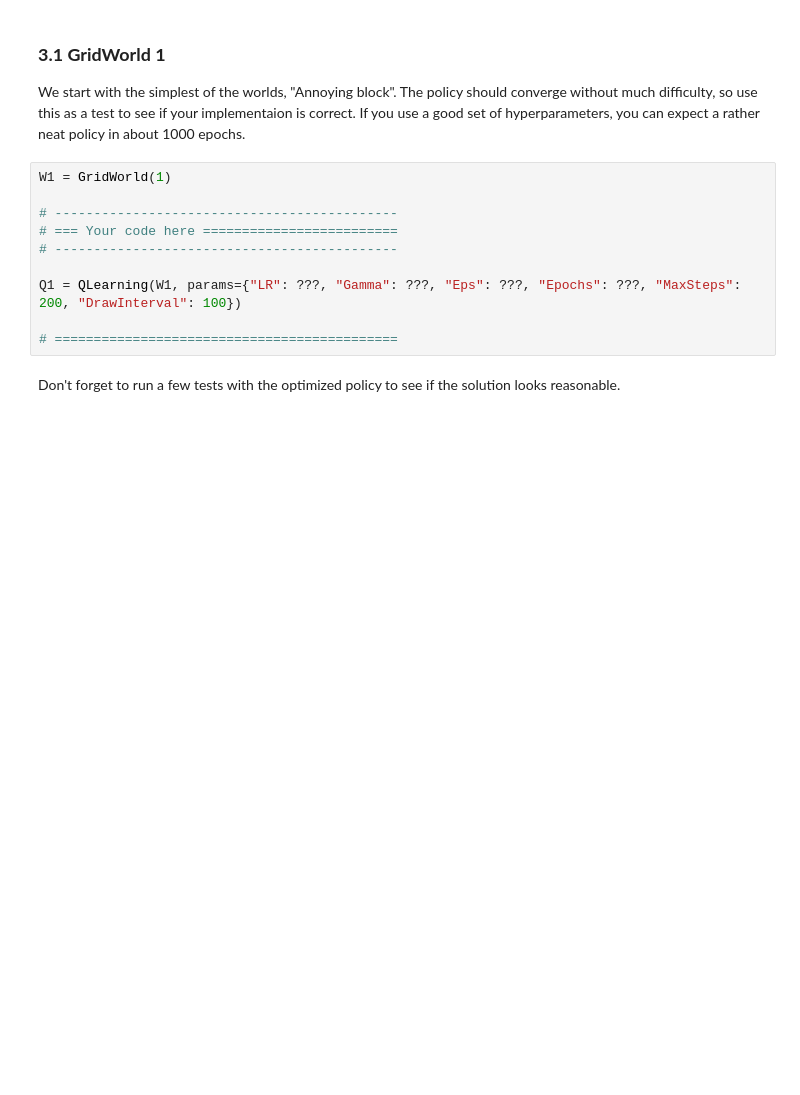
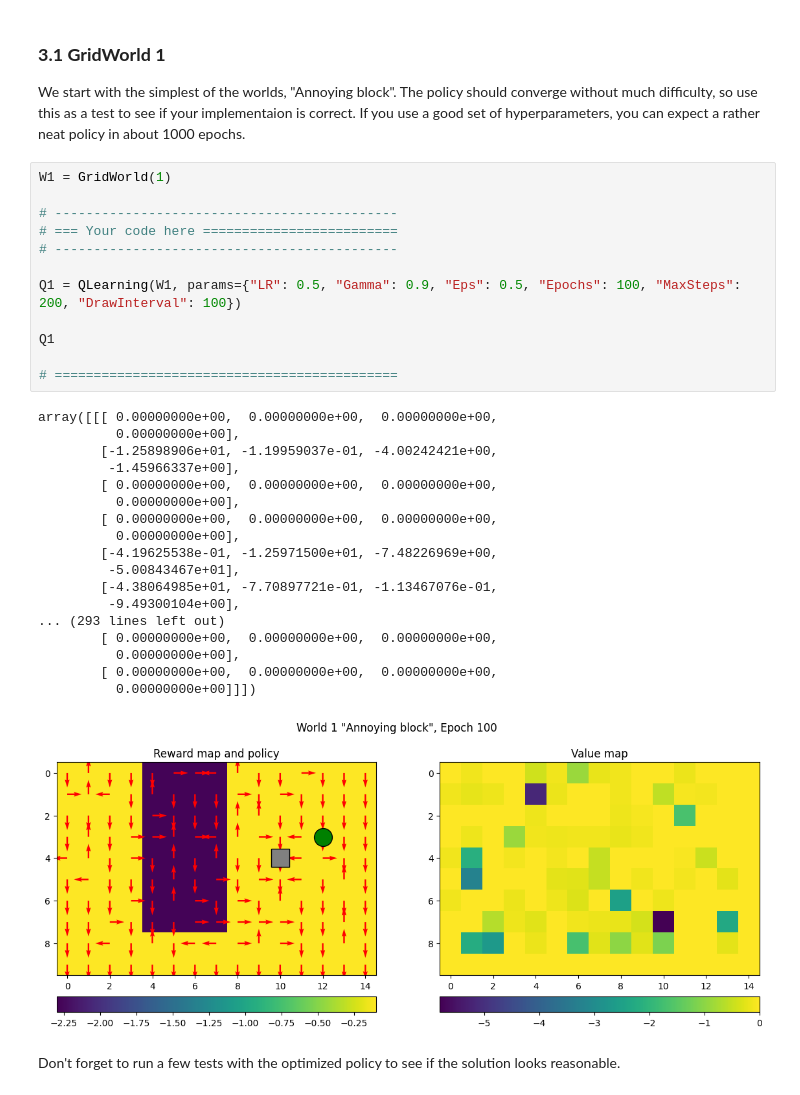
Before and after one commit to qqyfly/732A55_Neural_Networks_and_Learning_Systems, a Jupyter notebook: Homework/Lab/A4_Reinforcement/QLearning.ipynb, the cells around one changed output. Drawn from its saved outputs; the diff is of its cells as text; blank space fills up the shorter version.

```diff
--- a/Homework/Lab/A4_Reinforcement/QLearning.ipynb
+++ b/Homework/Lab/A4_Reinforcement/QLearning.ipynb
@@ -197,13 +248,34 @@ We start with the simplest of the worlds, "Annoying block". The policy should co
 # %%
 W1 = GridWorld(1)
 
 # --------------------------------------------
 # === Your code here =========================
 # --------------------------------------------
 
-Q1 = QLearning(W1, params={"LR": ???, "Gamma": ???, "Eps": ???, "Epochs": ???, "MaxSteps": 200, "DrawInterval": 100})
+Q1 = QLearning(W1, params={"LR": 0.5, "Gamma": 0.9, "Eps": 0.5, "Epochs": 100, "MaxSteps": 200, "DrawInterval": 100})
+
+Q1
 
 # ============================================
+# %% [output]
+array([[[ 0.00000000e+00,  0.00000000e+00,  0.00000000e+00,
+          0.00000000e+00],
+        [-1.25898906e+01, -1.19959037e-01, -4.00242421e+00,
+         -1.45966337e+00],
+        [ 0.00000000e+00,  0.00000000e+00,  0.00000000e+00,
+          0.00000000e+00],
+        [ 0.00000000e+00,  0.00000000e+00,  0.00000000e+00,
+          0.00000000e+00],
+        [-4.19625538e-01, -1.25971500e+01, -7.48226969e+00,
+         -5.00843467e+01],
+        [-4.38064985e+01, -7.70897721e-01, -1.13467076e-01,
+         -9.49300104e+00],
+... (293 lines left out)
+        [ 0.00000000e+00,  0.00000000e+00,  0.00000000e+00,
+          0.00000000e+00],
+        [ 0.00000000e+00,  0.00000000e+00,  0.00000000e+00,
+          0.00000000e+00]]])
+[figure, added]
 # %% [markdown]
 Don't forget to run a few tests with the optimized policy to see if the solution looks reasonable.
 # %%
```
Also changed, not shown: parts of 11 cells of this notebook, 52 other files.
